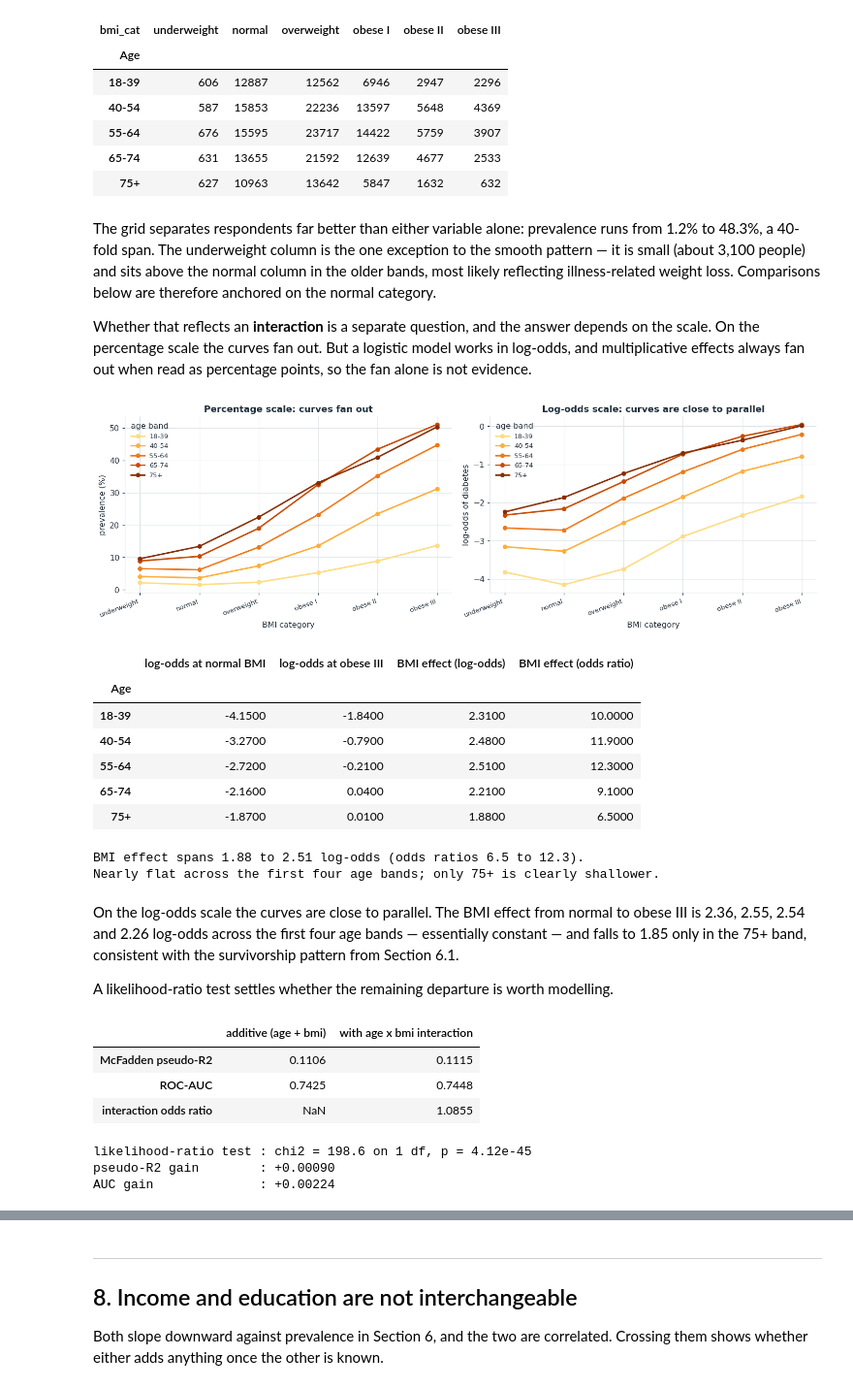
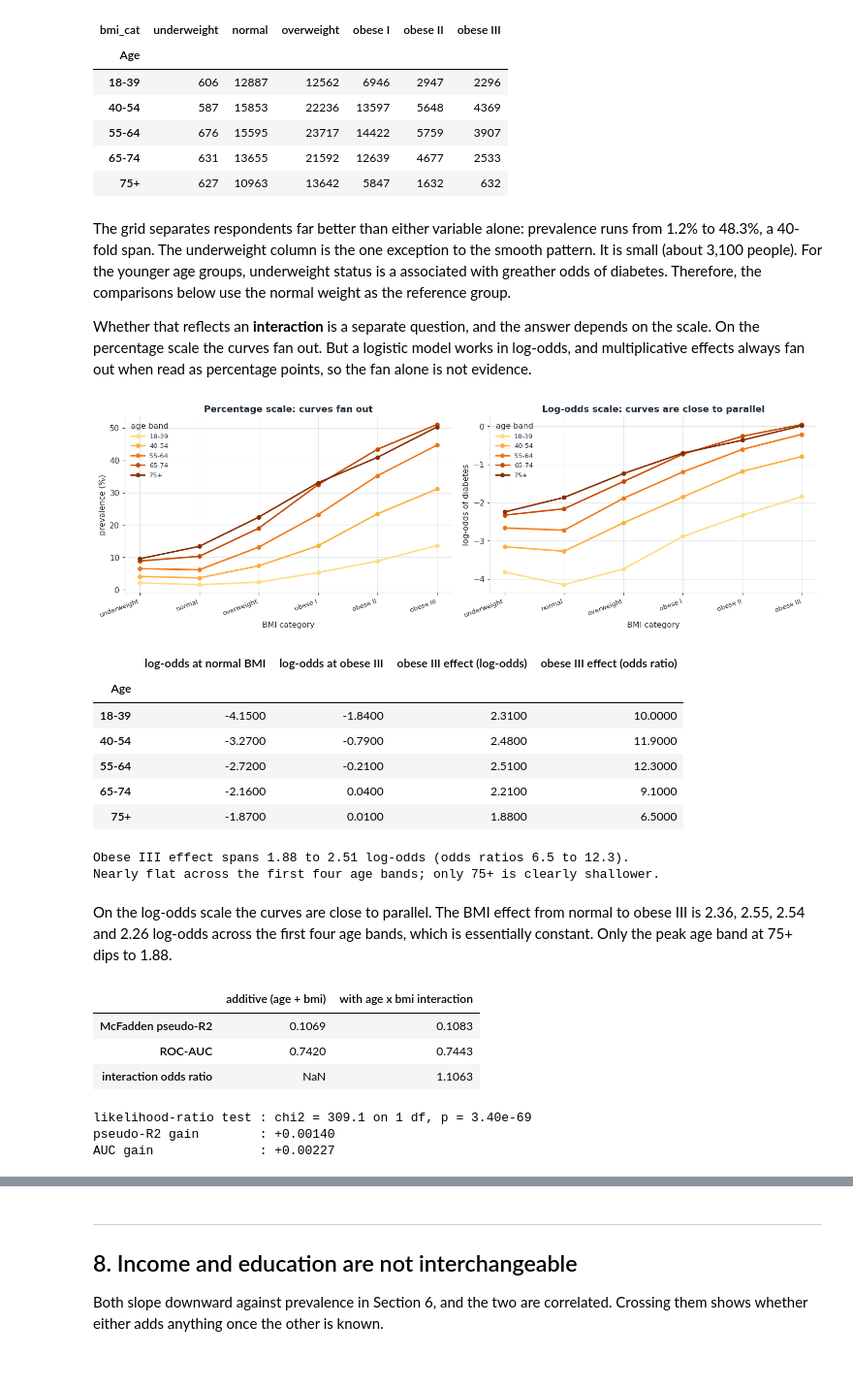
Before and after one commit to Lone-Wolfgang/brfss2015-diabetes-eda, a Jupyter notebook: Lab1/WolfgangKlein.ipynb, the cells around one changed output, grey strips where cells are left out. Shown at 97% size. Saved outputs shown, nothing was run; the diff lists cells and outputs as text; code cells hidden in the pictures.

```diff
--- a/Lab1/WolfgangKlein.ipynb
+++ b/Lab1/WolfgangKlein.ipynb
@@ -199,0 +398,21 @@ like a measurement.
+# %%
+rows, tvd = [], {}
+for dim in ("age", "income", "education"):
+    labs   = [l.replace("\n", " ") for l in BANDS[dim][1]]
+    us     = np.array(ref[dim]["share"])
+    cnt, samp = _sample_share(dim)
+    lo, hi = zip(*[wilson(int(k), int(cnt.sum())) for k in cnt])
+    tvd[dim] = 0.5 * np.abs(samp - us).sum()
+    for i, lab in enumerate(labs):
+        rows.append({"dimension": dim, "band": lab,
+                     "US %": 100 * us[i], "sample %": 100 * samp[i],
+                     "diff (pts)": 100 * (samp[i] - us[i]),
+                     "sample 95% CI": f"[{100 * lo[i]:.2f}, {100 * hi[i]:.2f}]"})
+
+diff_table = pd.DataFrame(rows)
+display(diff_table.round(2))
+
+print("total variation distance from a representative sample (0 = identical, "
+      "1 = disjoint):")
+for dim, v in tvd.items():
+    print(f"  {dim:9s} {v:.3f}")
@@ -329,7 +590,7 @@ BMI_BINS   = [0, 18.5, 25, 30, 35, 40, 99]
 BMI_LABELS = ["underweight", "normal", "overweight", "obese I", "obese II", "obese III"]
 
 raw["bmi_cat"]    = pd.cut(raw.BMI, BMI_BINS, right=False, labels=BMI_LABELS)
-raw["bmi_winsor"] = np.minimum(raw.BMI, 60)
+raw["bmi_winsor"] = np.minimum(raw.BMI, 70)
 
 summary = raw.groupby("bmi_cat", observed=True).agg(
     n=("BMI","size"), bmi_min=("BMI","min"), bmi_max=("BMI","max"),
@@ -339,7 +600,7 @@ summary["prevalence %"] = (100*summary.prevalence).round(2)
 
 display(summary[["n","share %","bmi_min","bmi_max","prevalence %"]])
 
-print(f"rows winsorised by the BMI 60 cap : {(raw.BMI>60).sum():,}")
+print(f"rows winsorised by the BMI 70 cap : {(raw.BMI>70).sum():,}")
 print("bmi_cat and bmi_winsor are now available for the rest of the notebook.")
 # %% [output]
 |  | n | share % | bmi_min | bmi_max | prevalence % |
@@ -736,9 +1022,7 @@ cell counts:
 # %% [markdown]
 The grid separates respondents far better than either variable alone: prevalence
 runs from 1.2% to 48.3%, a 40-fold span. The underweight column is the one
-exception to the smooth pattern — it is small (about 3,100 people) and sits above
-the normal column in the older bands, most likely reflecting illness-related weight
-loss. Comparisons below are therefore anchored on the normal category.
+exception to the smooth pattern. It is small (about 3,100 people). For the younger age groups, underweight status is a associated with greather odds of diabetes. Therefore, the comparisons below use the normal weight as the reference group.
 
 Whether that reflects an **interaction** is a separate question, and the answer
 depends on the scale. On the percentage scale the curves fan out. But a logistic
@@ -755,52 +1039,48 @@ for i, a in enumerate(surface.index):
     ax.plot(range(surface.shape[1]), surface.loc[a], "-o", ms=5, lw=2,
             label=a, color=plt.cm.YlOrBr(.28 + .16*i))
 ax.set_xticks(range(surface.shape[1]))
 ax.set_xticklabels(surface.columns, rotation=20, ha="right", fontsize=8.6)
 ax.set_xlabel("BMI category"); ax.set_ylabel("prevalence (%)")
 ax.set_title("Percentage scale: curves fan out")
 ax.legend(title="age band", fontsize=8.6)
 
 ax = axes[1]
 for i, a in enumerate(L.index):
     ax.plot(range(L.shape[1]), L.loc[a], "-o", ms=5, lw=2,
             label=a, color=plt.cm.YlOrBr(.28 + .16*i))
 ax.set_xticks(range(L.shape[1]))
 ax.set_xticklabels(L.columns, rotation=20, ha="right", fontsize=8.6)
 ax.set_xlabel("BMI category"); ax.set_ylabel("log-odds of diabetes")
 ax.set_title("Log-odds scale: curves are close to parallel")
 ax.legend(title="age band", fontsize=8.6)
 plt.tight_layout(); plt.show()
 
 gap = L["obese III"] - L["normal"]
 slopes = pd.DataFrame({
     "log-odds at normal BMI":  L["normal"].round(2),
     "log-odds at obese III":   L["obese III"].round(2),
-    "BMI effect (log-odds)":   gap.round(2),
-    "BMI effect (odds ratio)": np.exp(gap).round(1),
+    "obese III effect (log-odds)":   gap.round(2),
+    "obese III effect (odds ratio)": np.exp(gap).round(1),
 })
 display(slopes)
 
-print(f"BMI effect spans {gap.min():.2f} to {gap.max():.2f} log-odds "
+print(f"Obese III effect spans {gap.min():.2f} to {gap.max():.2f} log-odds "
       f"(odds ratios {np.exp(gap).min():.1f} to {np.exp(gap).max():.1f}).")
 print("Nearly flat across the first four age bands; only 75+ is clearly shallower.")
 # %% [output]
 [figure]
-|  | log-odds at normal BMI | log-odds at obese III | BMI effect (log-odds) | BMI effect (odds ratio) |
+|  | log-odds at normal BMI | log-odds at obese III | obese III effect (log-odds) | obese III effect (odds ratio) |
 | Age |  |  |  |  |
 | 18-39 | -4.1500 | -1.8400 | 2.3100 | 10.0000 |
 | 40-54 | -3.2700 | -0.7900 | 2.4800 | 11.9000 |
 | 55-64 | -2.7200 | -0.2100 | 2.5100 | 12.3000 |
 | 65-74 | -2.1600 | 0.0400 | 2.2100 | 9.1000 |
 | 75+ | -1.8700 | 0.0100 | 1.8800 | 6.5000 |
-BMI effect spans 1.88 to 2.51 log-odds (odds ratios 6.5 to 12.3).
+Obese III effect spans 1.88 to 2.51 log-odds (odds ratios 6.5 to 12.3).
 Nearly flat across the first four age bands; only 75+ is clearly shallower.
 # %% [markdown]
 On the log-odds scale the curves are close to parallel. The BMI effect from normal
-to obese III is 2.36, 2.55, 2.54 and 2.26 log-odds across the first four age bands
-— essentially constant — and falls to 1.85 only in the 75+ band, consistent with
-the survivorship pattern from Section 6.1.
-
-A likelihood-ratio test settles whether the remaining departure is worth modelling.
+to obese III is 2.36, 2.55, 2.54 and 2.26 log-odds across the first four age bands, which is essentially constant. Only the peak age band at 75+ dips to 1.88.
 # %%
 import statsmodels.api as sm
 
@@ -831,12 +1111,12 @@ print(f"pseudo-R2 gain        : {m_int.prsquared - m_add.prsquared:+.5f}")
 print(f"AUC gain              : {auc_int - auc_add:+.5f}")
 # %% [output]
 |  | additive (age + bmi) | with age x bmi interaction |
-| McFadden pseudo-R2 | 0.1106 | 0.1115 |
-| ROC-AUC | 0.7425 | 0.7448 |
-| interaction odds ratio | NaN | 1.0855 |
+| McFadden pseudo-R2 | 0.1069 | 0.1083 |
+| ROC-AUC | 0.7420 | 0.7443 |
+| interaction odds ratio | NaN | 1.1063 |
-likelihood-ratio test : chi2 = 198.6 on 1 df, p = 4.12e-45
-pseudo-R2 gain        : +0.00090
-AUC gain              : +0.00224
+likelihood-ratio test : chi2 = 309.1 on 1 df, p = 3.40e-69
+pseudo-R2 gain        : +0.00140
+AUC gain              : +0.00227
 # %% [markdown]
 The interaction is detectable (p is vanishingly small) but negligible in size: it
 adds 0.0009 to pseudo-R² and 0.003 to AUC. At 253,680 rows, statistical
```
Also changed, not shown: parts of 29 cells of this notebook, 4 other files.
